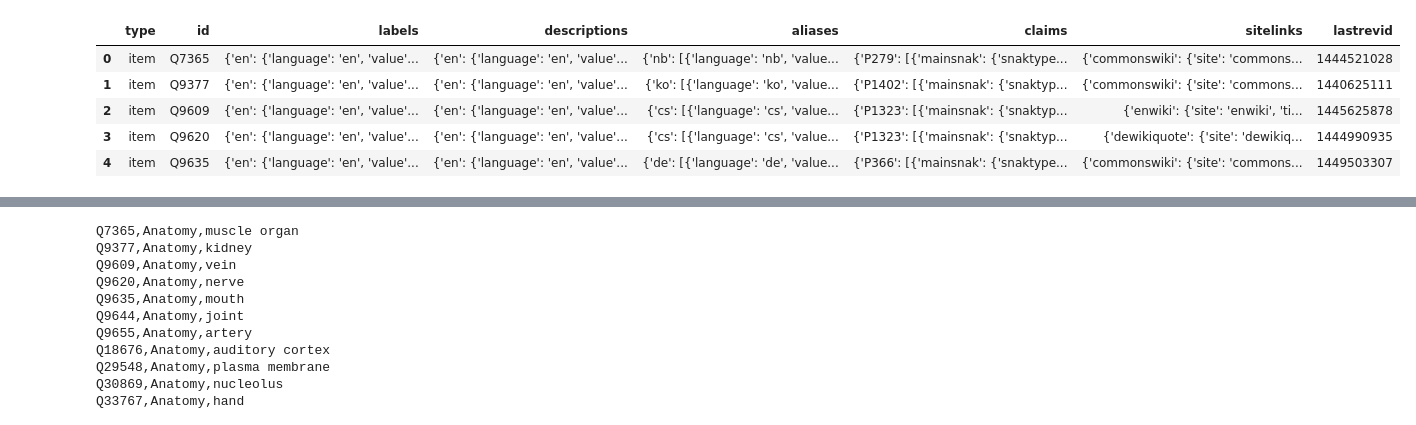
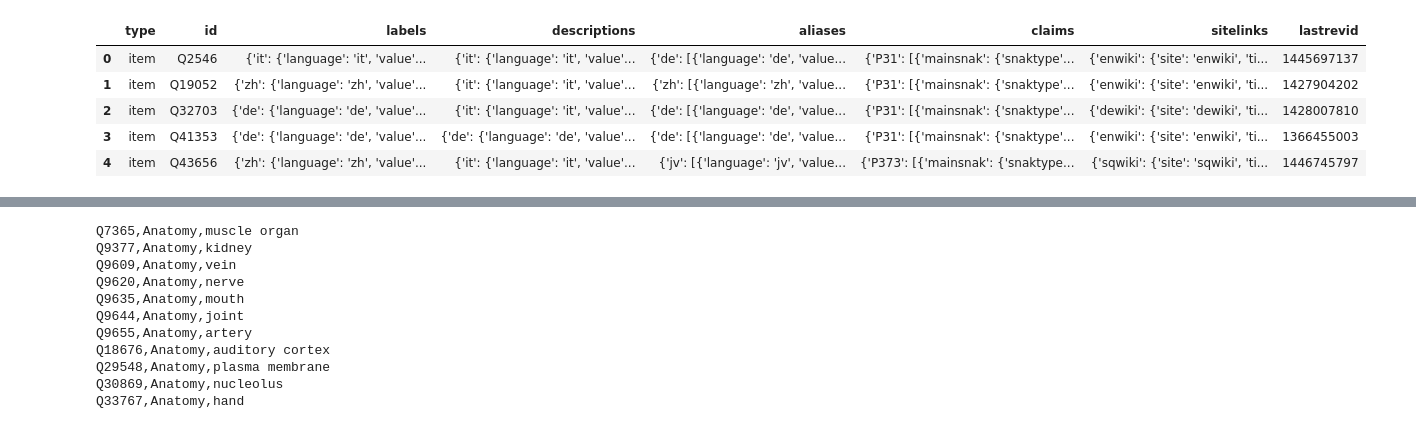
Before and after one commit to sabahzero/WRP, a Jupyter notebook: src/WDF-10categories/01.ipynb, the cells around one changed output, grey strips where cells are left out. Saved outputs shown, nothing was run; the diff lists cells and outputs as text; code cells hidden in the pictures.

```diff
--- a/src/WDF-10categories/01.ipynb
+++ b/src/WDF-10categories/01.ipynb
@@ -18,12 +25,9 @@ ID, LABEL, name (Mike's nodes_2019-09-03.csv as an example)
 # %%
 import pandas as pd
-
-df = pd.read_json("biohackathon-prefilter.ndjson.gz")
-df.head()
 # %% [output]
 |  | type | id | labels | descriptions | aliases | claims | sitelinks | lastrevid |
-| 0 | item | Q7365 | {'en': {'language': 'en', 'value'... | {'en': {'language': 'en', 'value'... | {'nb': [{'language': 'nb', 'value... | {'P279': [{'mainsnak': {'snaktype... | {'commonswiki': {'site': 'commons... | 1444521028 |
-| 1 | item | Q9377 | {'en': {'language': 'en', 'value'... | {'en': {'language': 'en', 'value'... | {'ko': [{'language': 'ko', 'value... | {'P1402': [{'mainsnak': {'snaktyp... | {'commonswiki': {'site': 'commons... | 1440625111 |
-| 2 | item | Q9609 | {'en': {'language': 'en', 'value'... | {'en': {'language': 'en', 'value'... | {'cs': [{'language': 'cs', 'value... | {'P1323': [{'mainsnak': {'snaktyp... | {'enwiki': {'site': 'enwiki', 'ti... | 1445625878 |
-| 3 | item | Q9620 | {'en': {'language': 'en', 'value'... | {'en': {'language': 'en', 'value'... | {'cs': [{'language': 'cs', 'value... | {'P1323': [{'mainsnak': {'snaktyp... | {'dewikiquote': {'site': 'dewikiq... | 1444990935 |
-| 4 | item | Q9635 | {'en': {'language': 'en', 'value'... | {'en': {'language': 'en', 'value'... | {'de': [{'language': 'de', 'value... | {'P366': [{'mainsnak': {'snaktype... | {'commonswiki': {'site': 'commons... | 1449503307 |
+| 0 | item | Q2546 | {'it': {'language': 'it', 'value'... | {'it': {'language': 'it', 'value'... | {'de': [{'language': 'de', 'value... | {'P31': [{'mainsnak': {'snaktype'... | {'enwiki': {'site': 'enwiki', 'ti... | 1445697137 |
+| 1 | item | Q19052 | {'zh': {'language': 'zh', 'value'... | {'it': {'language': 'it', 'value'... | {'zh': [{'language': 'zh', 'value... | {'P31': [{'mainsnak': {'snaktype'... | {'enwiki': {'site': 'enwiki', 'ti... | 1427904202 |
+| 2 | item | Q32703 | {'de': {'language': 'de', 'value'... | {'it': {'language': 'it', 'value'... | {'de': [{'language': 'de', 'value... | {'P31': [{'mainsnak': {'snaktype'... | {'dewiki': {'site': 'dewiki', 'ti... | 1428007810 |
+| 3 | item | Q41353 | {'de': {'language': 'de', 'value'... | {'de': {'language': 'de', 'value'... | {'de': [{'language': 'de', 'value... | {'P31': [{'mainsnak': {'snaktype'... | {'enwiki': {'site': 'enwiki', 'ti... | 1366455003 |
+| 4 | item | Q43656 | {'zh': {'language': 'zh', 'value'... | {'it': {'language': 'it', 'value'... | {'jv': [{'language': 'jv', 'value... | {'P373': [{'mainsnak': {'snaktype... | {'sqwiki': {'site': 'sqwiki', 'ti... | 1446745797 |
```
Also changed, not shown: parts of 15 cells of this notebook.
